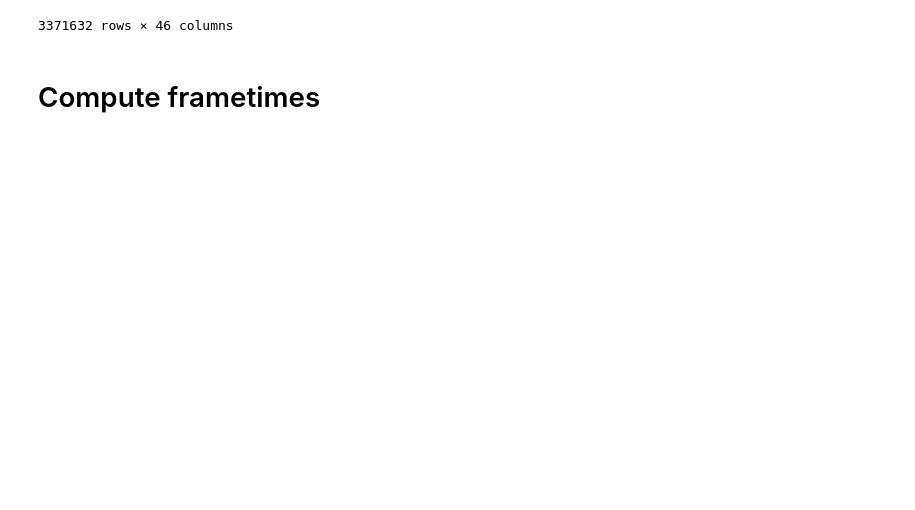
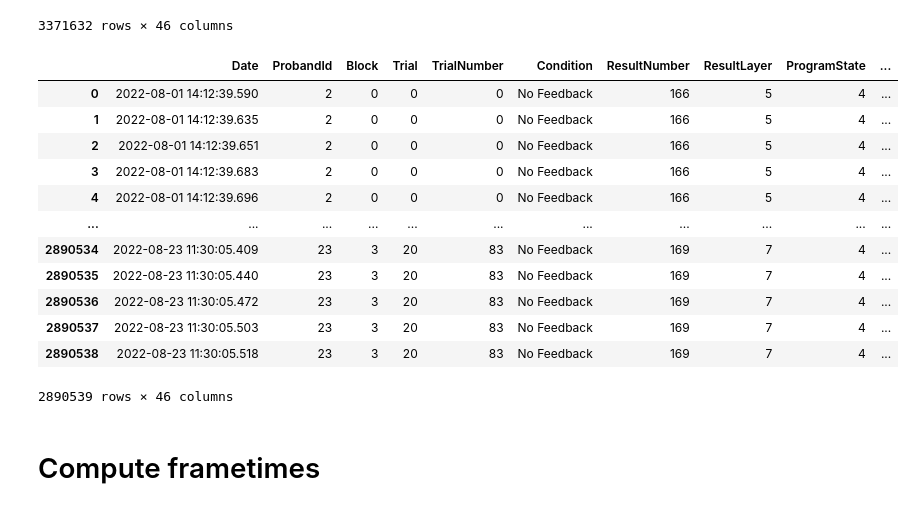
Before and after one commit to visualengineers/reflex-muc-2023, a Jupyter notebook: code/study_frametimes.ipynb, the cells around one changed output. Saved outputs shown, nothing was run; the diff lists cells and outputs as text; code cells hidden in the pictures; blank space fills up the shorter version.

Commit message:
recompute data

```diff
--- a/code/study_frametimes.ipynb
+++ b/code/study_frametimes.ipynb
@@ -37,5 +37,23 @@ display(data_complete)
 | 3371630 | 2022-08-23 11:30:05.503 | 23 | 3 | 20 | 83 | No Feedback | 169 | 7 | 4 | ... |
 | 3371631 | 2022-08-23 11:30:05.518 | 23 | 3 | 20 | 83 | No Feedback | 169 | 7 | 4 | ... |
 3371632 rows × 46 columns
+# %%
+data_experiment = pd.read_csv(rf'{export_data}data_experiment.csv', sep=";")
+
+display(data_experiment)
+# %% [output]
+|  | Date | ProbandId | Block | Trial | TrialNumber | Condition | ResultNumber | ResultLayer | ProgramState | ... |
+| 0 | 2022-08-01 14:12:39.590 | 2 | 0 | 0 | 0 | No Feedback | 166 | 5 | 4 | ... |
+| 1 | 2022-08-01 14:12:39.635 | 2 | 0 | 0 | 0 | No Feedback | 166 | 5 | 4 | ... |
+| 2 | 2022-08-01 14:12:39.651 | 2 | 0 | 0 | 0 | No Feedback | 166 | 5 | 4 | ... |
+| 3 | 2022-08-01 14:12:39.683 | 2 | 0 | 0 | 0 | No Feedback | 166 | 5 | 4 | ... |
+| 4 | 2022-08-01 14:12:39.696 | 2 | 0 | 0 | 0 | No Feedback | 166 | 5 | 4 | ... |
+| ... | ... | ... | ... | ... | ... | ... | ... | ... | ... | ... |
+| 2890534 | 2022-08-23 11:30:05.409 | 23 | 3 | 20 | 83 | No Feedback | 169 | 7 | 4 | ... |
+| 2890535 | 2022-08-23 11:30:05.440 | 23 | 3 | 20 | 83 | No Feedback | 169 | 7 | 4 | ... |
+| 2890536 | 2022-08-23 11:30:05.472 | 23 | 3 | 20 | 83 | No Feedback | 169 | 7 | 4 | ... |
+| 2890537 | 2022-08-23 11:30:05.503 | 23 | 3 | 20 | 83 | No Feedback | 169 | 7 | 4 | ... |
+| 2890538 | 2022-08-23 11:30:05.518 | 23 | 3 | 20 | 83 | No Feedback | 169 | 7 | 4 | ... |
+2890539 rows × 46 columns
 # %% [markdown]
 # Compute frametimes
```
Also changed, not shown: parts of 11 cells of this notebook, 7 other files.
